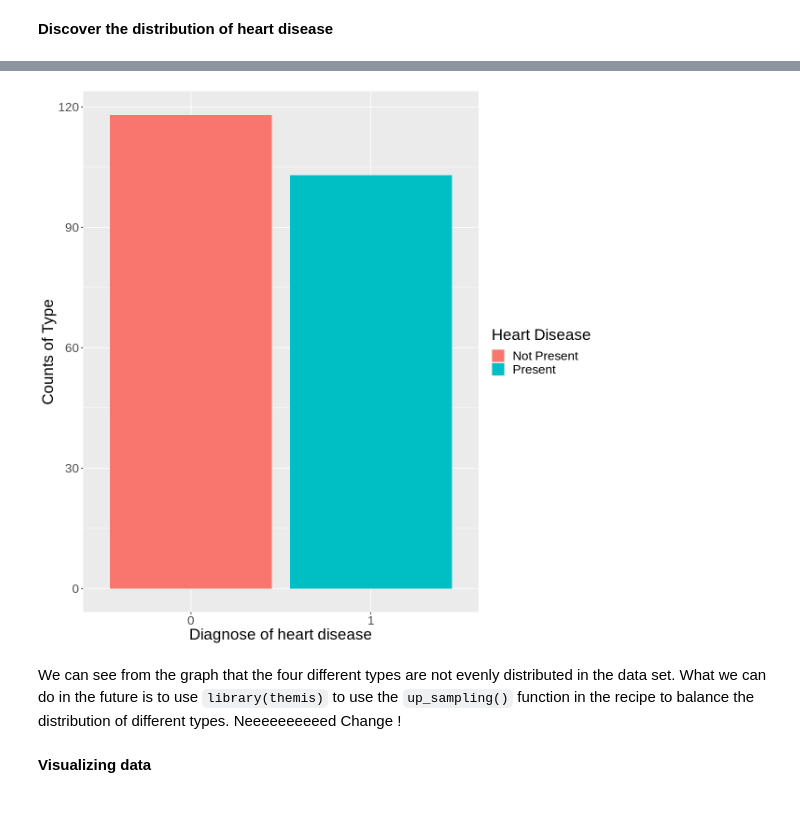
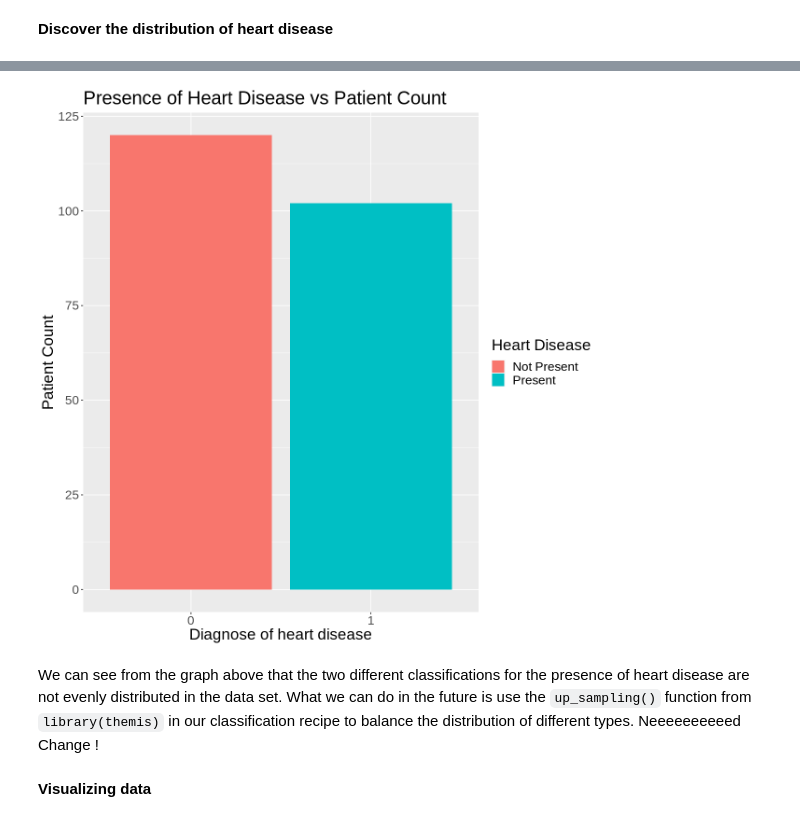
Before and after one commit to Yuvitee/DSCI-100-project, a Jupyter notebook: Heart Disease Proposal.ipynb, the cells around one changed output, grey strips where cells are left out. Saved outputs shown, nothing was run; the diff lists cells and outputs as text; code cells hidden in the pictures.

```diff
--- a/Heart Disease Proposal.ipynb
+++ b/Heart Disease Proposal.ipynb
@@ -254,15 +272,16 @@ A tibble: 2 × 2
 # %%
 type_vs_num <- counting_types |>
     ggplot(aes(x = num, y = types_count, fill = num)) +
     geom_bar(stat = "identity") +
-    labs(x = "Diagnose of heart disease",y = "Counts of Type", color = "Heart Disease") +
+    labs(x = "Diagnose of heart disease",y = "Patient Count", color = "Heart Disease") +
+    ggtitle("Presence of Heart Disease vs Patient Count") +
     scale_fill_discrete(name = "Heart Disease", labels = c("Not Present", "Present")) +
     theme(text = element_text(size = 20))
 type_vs_num
 # %% [output]
-[figure, old version]
+[figure, new version]
 # %% [markdown]
-We can see from the graph that the four different types are not evenly distributed in the data set. What we can do in the future is to use `library(themis)` to  use the `up_sampling()` function in the recipe to balance the distribution of different types. Neeeeeeeeeed Change !
+We can see from the graph above that the two different classifications for the presence of heart disease are not evenly distributed in the data set. What we can do in the future is use the `up_sampling()` function from `library(themis)` in our classification recipe to balance the distribution of different types. Neeeeeeeeeed Change !
 # %% [markdown]
 **Visualizing data**
 # %%
```
Also changed, not shown: parts of 12 cells of this notebook.
